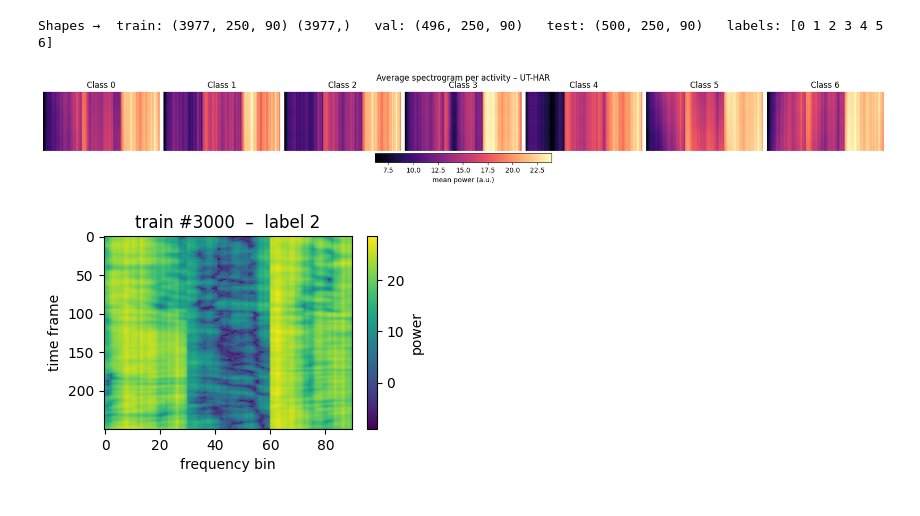
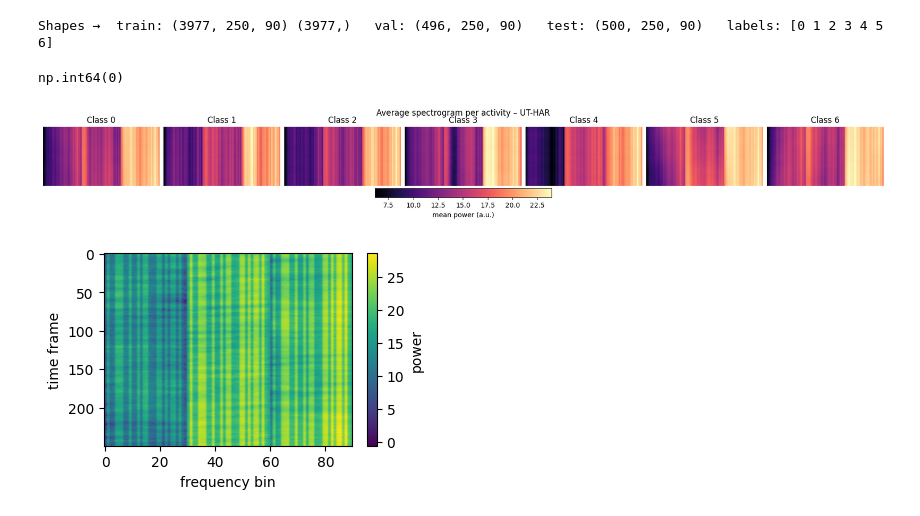
Before and after one commit to pojesh/WiFi-HAR, a Jupyter notebook: visualize_ut_har.ipynb, the cells around one changed output. Cells and saved outputs as stored; diff of their text form; code cells hidden in the pictures.

```diff
--- a/visualize_ut_har.ipynb
+++ b/visualize_ut_har.ipynb
@@ -25,6 +25,11 @@ print("Shapes →  train:", X_train.shape, y_train.shape,
       "  labels:", np.unique(y_train))
 # %% [output]
 Shapes →  train: (3977, 250, 90) (3977,)   val: (496, 250, 90)   test: (500, 250, 90)   labels: [0 1 2 3 4 5 6]
+# %%
+# display X_train mumpy.ndarray 1st row
+y_train[200]
+# %% [output]
+np.int64(0)
 # %%
 # 2.  one-figure summary: average spectrogram per class ----------
 classes = np.unique(y_train)
@@ -50,15 +55,15 @@ def show_sample(split='train', idx=0):
     plt.figure(figsize=(4,2.5))
     plt.imshow(X[idx], cmap='viridis', aspect='auto')
     plt.colorbar(label='power')
-    plt.title(f'{split} #{idx}  –  label {y[idx]}')
+    #plt.title(f'{split} #{idx}  –  label {y[idx]}')
     plt.xlabel('frequency bin'); plt.ylabel('time frame')
     plt.show()
 
 # e.g.  show_sample('train', 42)
 # %%
-show_sample('train',3000)
+show_sample('train',3900)
 # %% [output]
-[figure, old version]
+[figure, new version]
 # %%
 # 4.  create scrolling GIF ---------------------------- not relly gud
 
```
Also changed, not shown: parts of 1 cell of this notebook.
